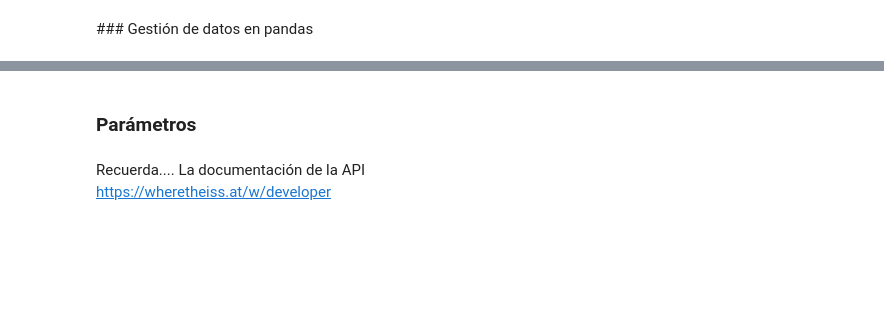
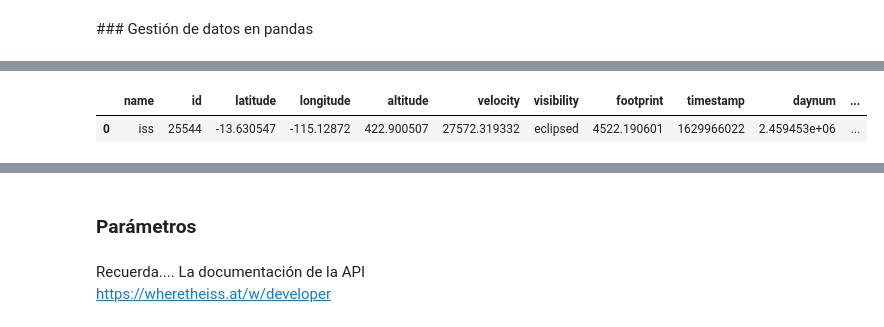
Before and after one commit to Ironhack-Data-Madrid-Agosto-2021/classroom-materials, a Jupyter notebook: week_03/03-apis.ipynb, the cells around one changed output, grey strips where cells are left out. Saved outputs shown, nothing was run; the diff lists cells and outputs as text; code cells hidden in the pictures; blank space fills up the shorter version.

```diff
--- a/week_03/03-apis.ipynb
+++ b/week_03/03-apis.ipynb
@@ -214,2 +249,2 @@ datos
 # %%
-#Vamos a hacer una request mal para ver el código de error
+donde = requests.get(url_completa)
@@ -222,3 +313,11 @@ import pandas as pd
+# %%
+lista = []
+lista.append(donde.json())
+df = pd.DataFrame(lista)
+df.head()
+# %% [output]
+|  | name | id | latitude | longitude | altitude | velocity | visibility | footprint | timestamp | daynum | ... |
+| 0 | iss | 25544 | -13.630547 | -115.12872 | 422.900507 | 27572.319332 | eclipsed | 4522.190601 | 1629966022 | 2.459453e+06 | ... |
 # %%
 # Pandas hace esto por nosotras con json normalize 🐼
 # %%
```
Also changed, not shown: parts of 42 cells of this notebook.
